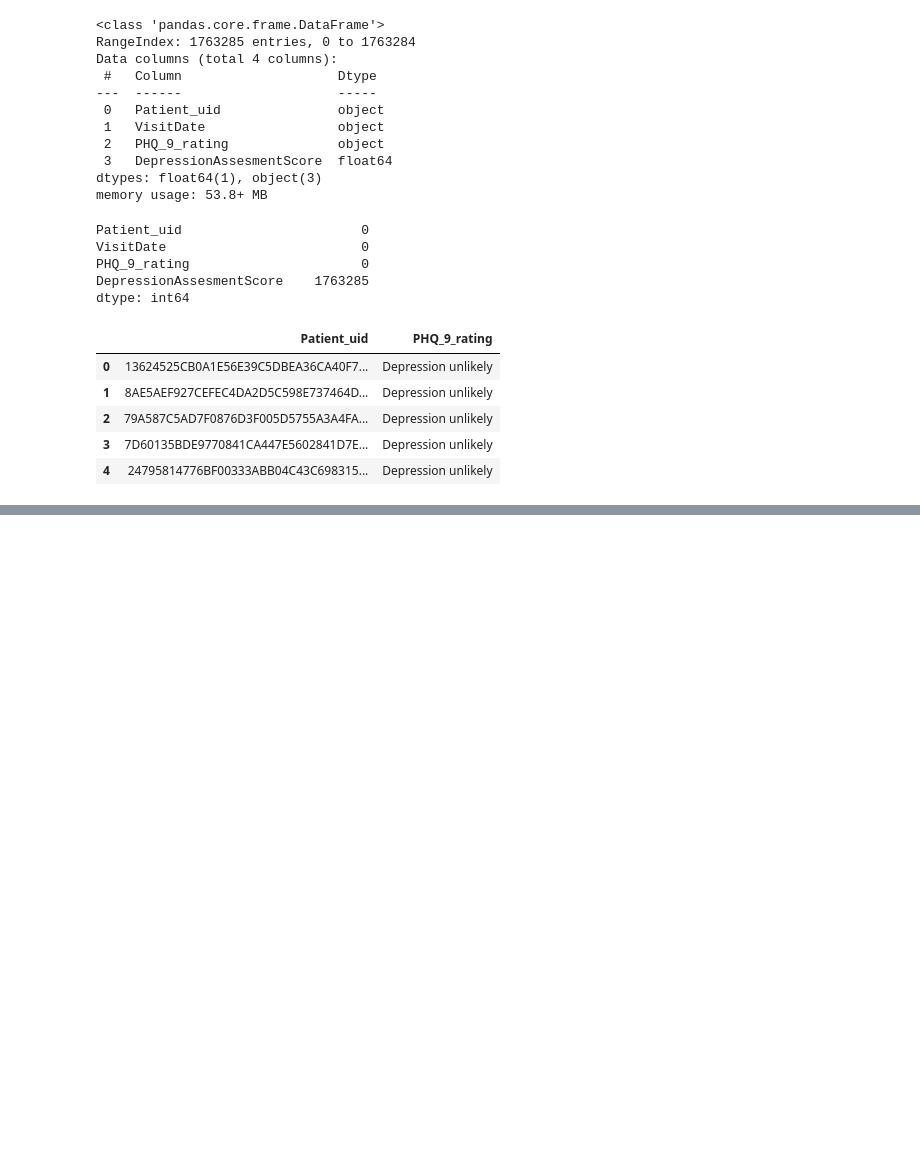
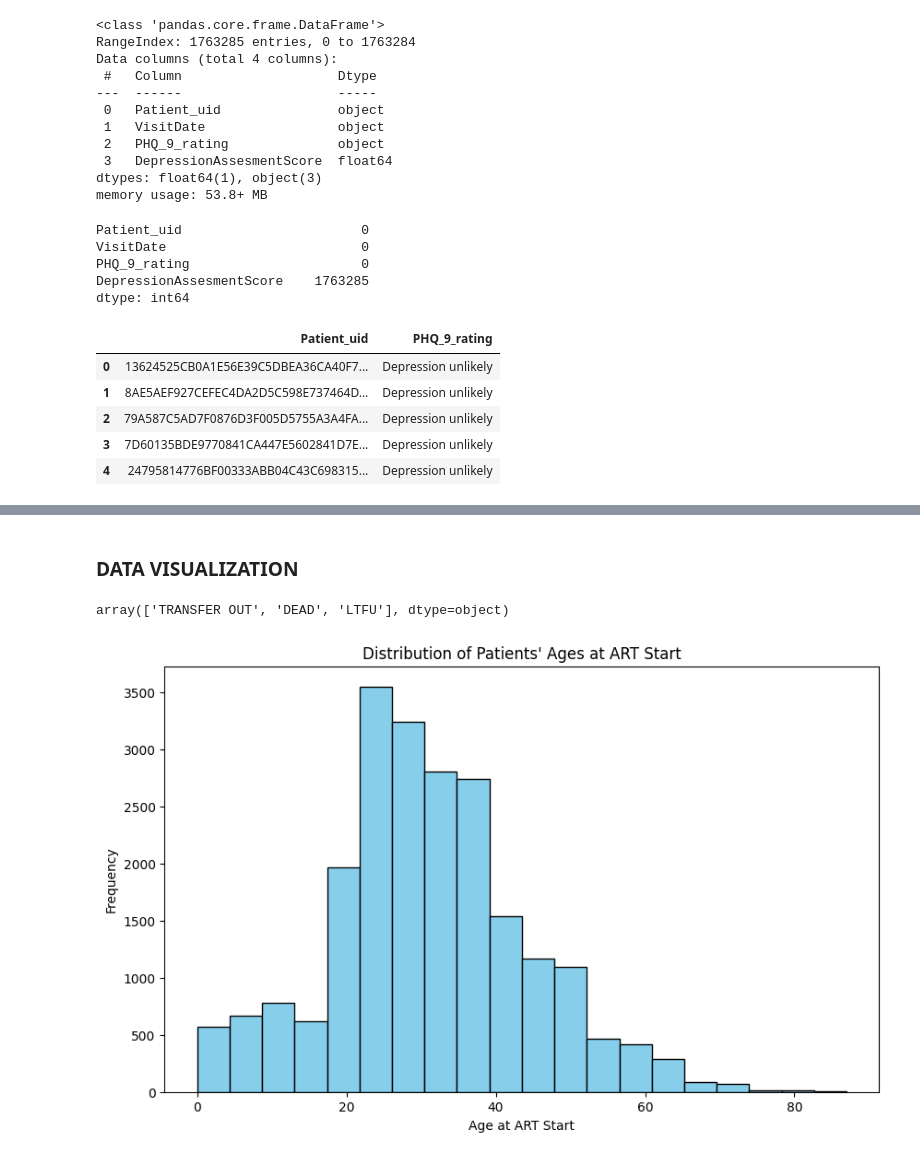
Before and after one commit to Philipmwasi/Patient-Risk-EDA-KeHMIS, a Jupyter notebook: Untitled.ipynb, the cells around one changed output, grey strips where cells are left out. Cells and saved outputs as stored; diff of their text form; code cells hidden in the pictures; blank space fills up the shorter version.

```diff
--- a/Untitled.ipynb
+++ b/Untitled.ipynb
@@ -597,5 +584,5 @@ patient_depression_scr.head()
 # %%
-clean_dfs = [clean_ct_patients, clean_art_patients, latest_visits, patient_status, latest_tests, patient_depression_scr]
+clean_dfs = [clean_ct_patients, clean_art_patients, latest_visits, latest_tests, patient_depression_scr]
 
 # Merge dataframes on 'Patient_uid' column
 merged_df = None
@@ -680,3 +667,18 @@ final_df.to_csv('final_dataframe.csv', index=False)
 # distribution of LTFU patients by gender
 # distribution of patients by ExitReason (establish portion in each category)
 # use the patient_labs and patient_visits
+# %% [markdown]
+### DATA VISUALIZATION
+# %%
+final_df['ArtExitReason'].unique()
+# %% [output]
+array(['TRANSFER OUT', 'DEAD', 'LTFU'], dtype=object)
+# %%
+plt.figure(figsize=(10, 6))
+plt.hist(final_df['AgeARTStart'].dropna(), bins=20, color='skyblue', edgecolor='black')
+plt.title('Distribution of Patients\' Ages at ART Start')
+plt.xlabel('Age at ART Start')
+plt.ylabel('Frequency')
+plt.show()
+# %% [output]
+[figure, added]
```
Also changed, not shown: parts of 41 cells of this notebook.
